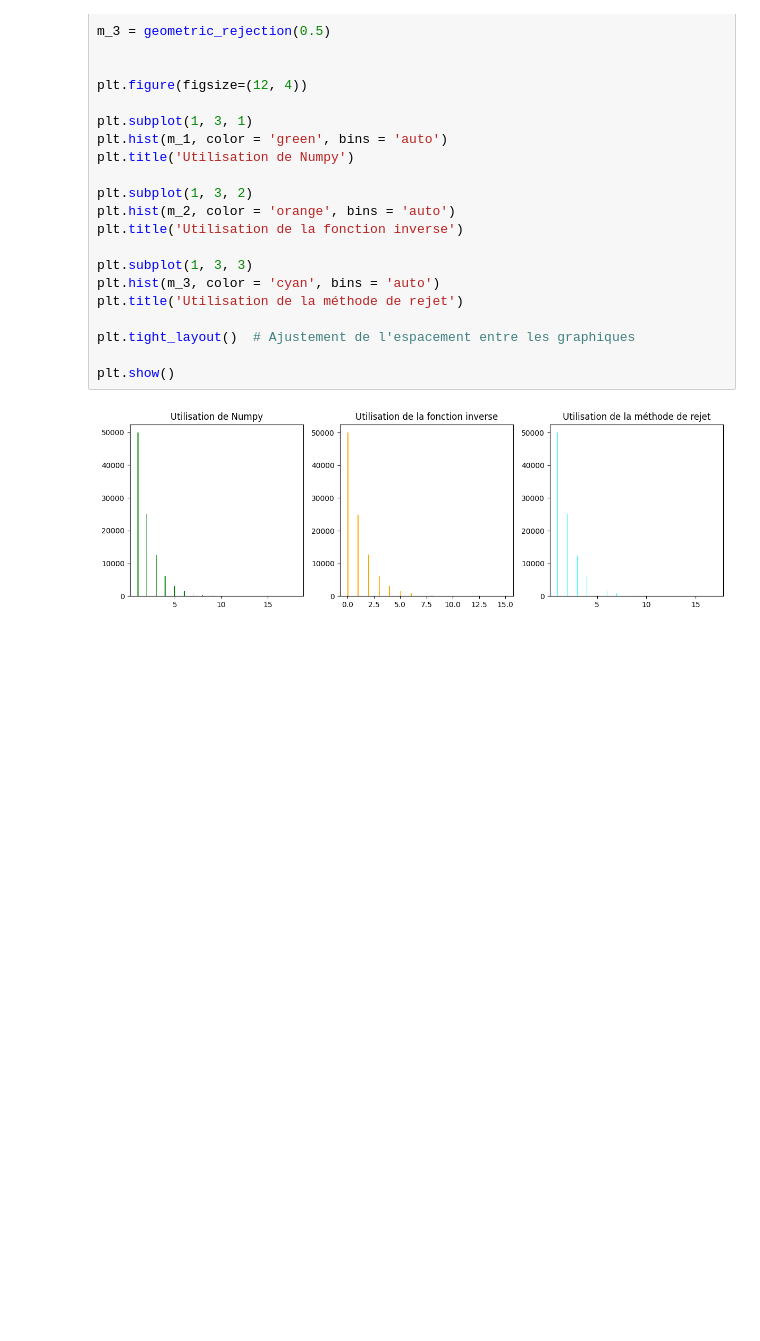
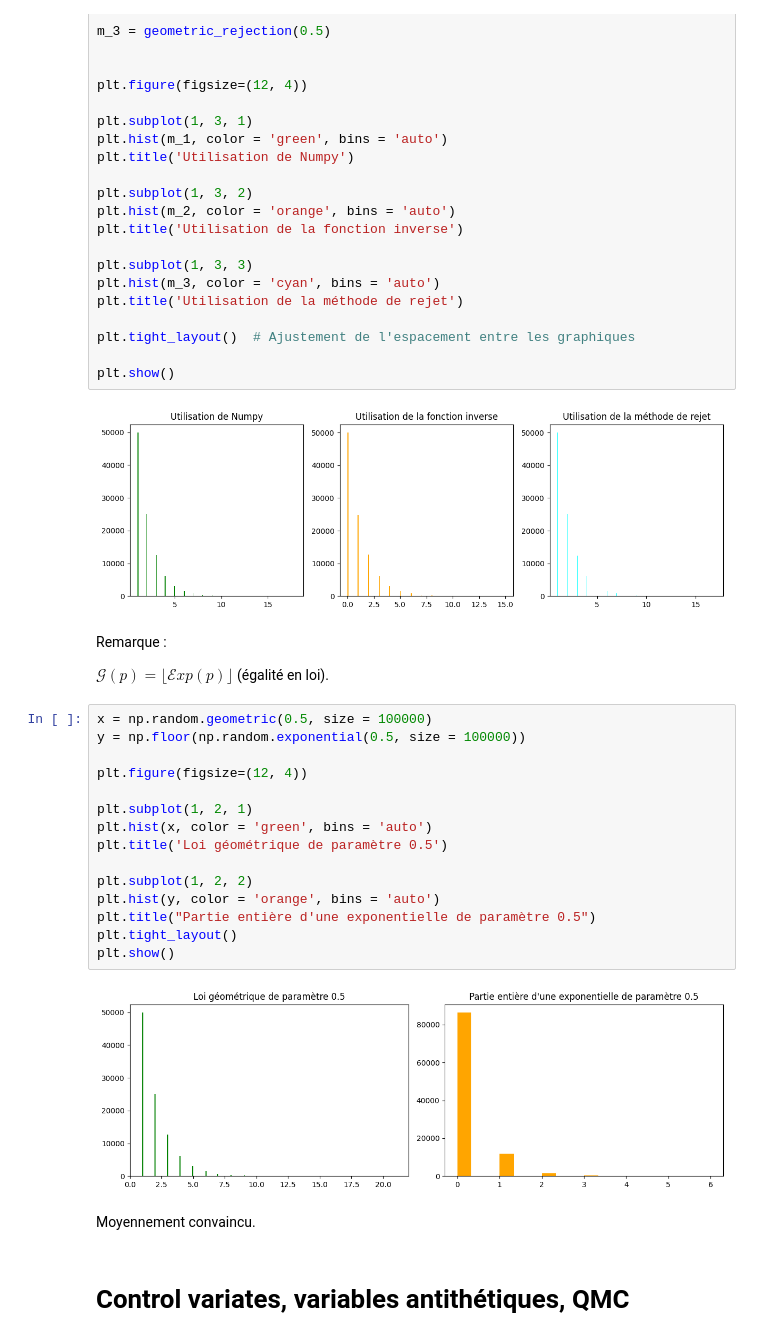
Before and after one commit to AugustinCablant/Monte-Carlo-methods, a Jupyter notebook: TP.ipynb, the cells around one changed output. Drawn from its saved outputs; the diff is of its cells as text; blank space fills up the shorter version.

```diff
--- a/TP.ipynb
+++ b/TP.ipynb
@@ -211,3 +211,28 @@ plt.tight_layout()  # Ajustement de l'espacement entre les graphiques
 plt.show()
 # %% [output]
 [figure]
+# %% [markdown]
+Remarque :
+
+$ \mathcal{G} (p) = \lfloor \mathcal{E}xp(p) \rfloor $  (égalité en loi).
+# %%
+x = np.random.geometric(0.5, size = 100000)
+y = np.floor(np.random.exponential(0.5, size = 100000))
+
+plt.figure(figsize=(12, 4))
+
+plt.subplot(1, 2, 1)
+plt.hist(x, color = 'green', bins = 'auto')
+plt.title('Loi géométrique de paramètre 0.5')
+
+plt.subplot(1, 2, 2)
+plt.hist(y, color = 'orange', bins = 'auto')
+plt.title("Partie entière d'une exponentielle de paramètre 0.5")
+plt.tight_layout()
+plt.show()
+# %% [output]
+[figure, added]
+# %% [markdown]
+Moyennement convaincu.
+# %% [markdown]
+# Control variates, variables antithétiques, QMC
```
Also changed, not shown: parts of 8 cells of this notebook.
